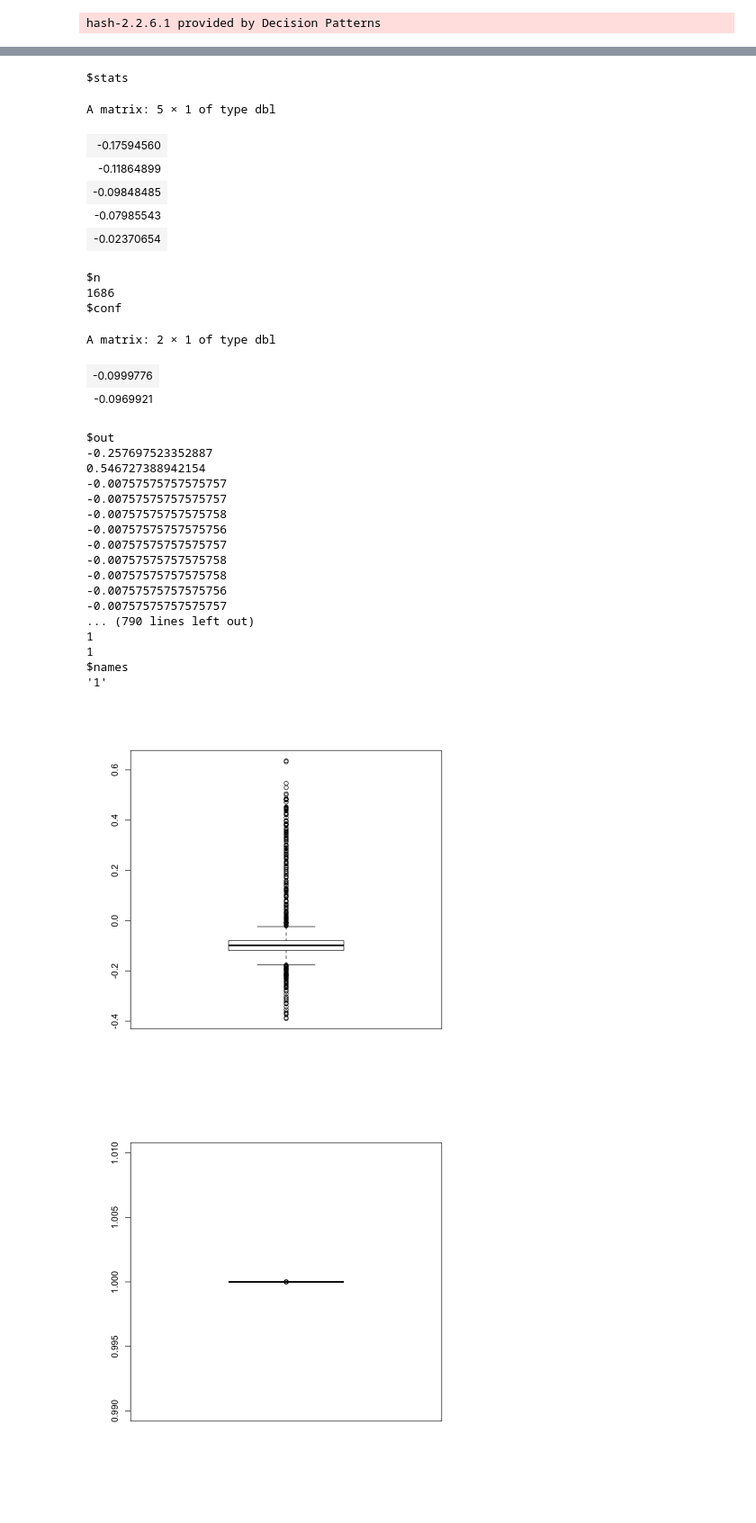
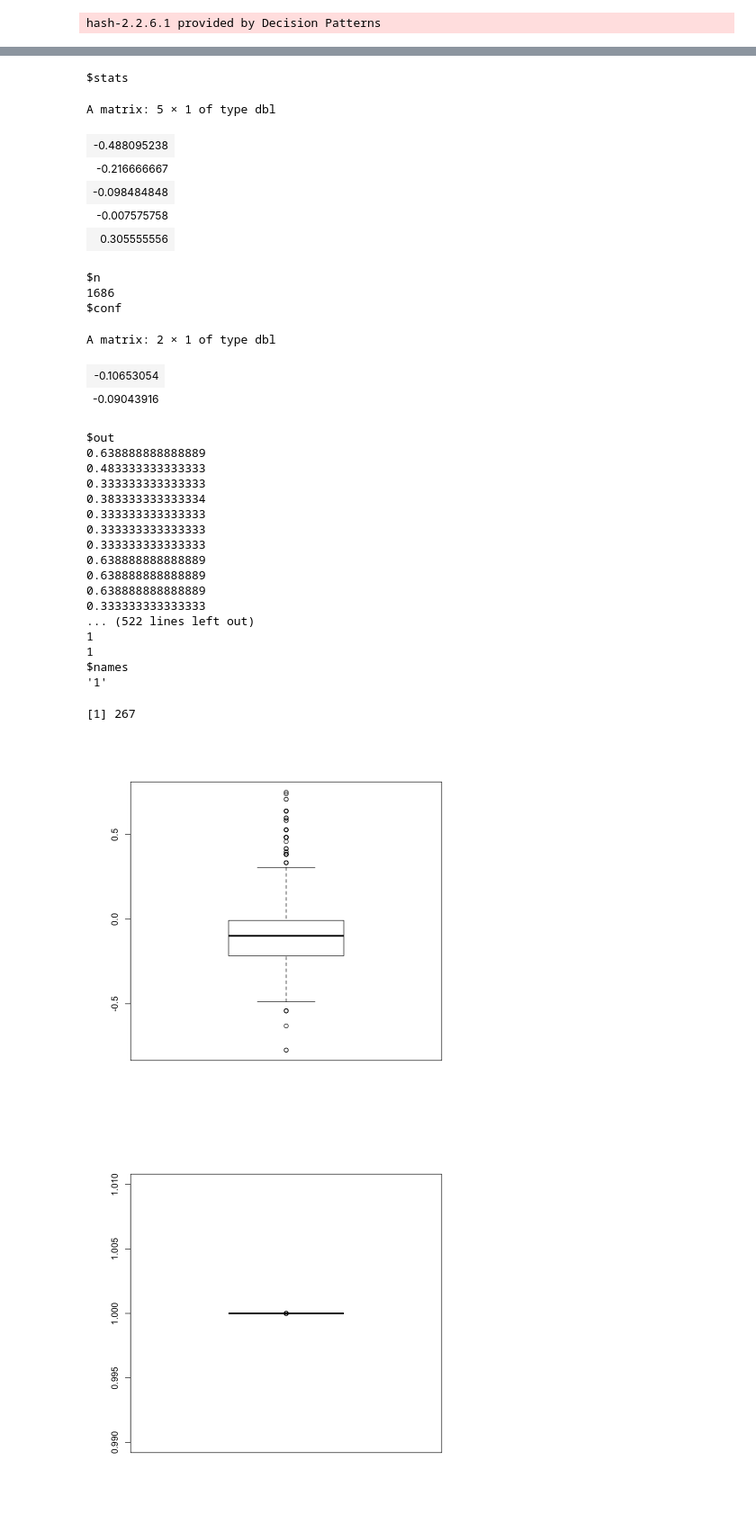
Before and after one commit to kmdupr33/kmdupr33.github.io, a Jupyter notebook: post/are-source-file-diffs-serially-correlated/Are Code Diffs Serially Correlated.ipynb, the cells around one changed output, grey strips where cells are left out. Shown: that part at 90% size. Saved outputs shown, nothing was run; the diff lists cells and outputs as text; code cells hidden in the pictures.

```diff
--- a/post/are-source-file-diffs-serially-correlated/Are Code Diffs Serially Correlated.ipynb
+++ b/post/are-source-file-diffs-serially-correlated/Are Code Diffs Serially Correlated.ipynb
@@ -5,7 +5,7 @@ library(rlist)
 # %% [output]
 hash-2.2.6.1 provided by Decision Patterns
 # %%
-changes <- read.table('./react.txt', header=TRUE)
+changes <- read.table('./react binary diff.txt', header=TRUE)
 changes$Total.Diff <- changes$Lines.Added + changes$Lines.Deleted
 changes
 # %% [output]
@@ -114,6 +114,6 @@ for (k in keys(files_to_time_series)) {
 acf_matrix <- t(array(unlist(auto_correlations), dim=c(2, length(auto_correlations))))
 month_lag <- apply(acf_matrix, c(2), boxplot)[[2]]
 month_lag
-# length(month_lag$out)
+length(month_lag$out)
 # %% [output]
 <hash> containing 1686 key-value pair(s).
@@ -136,35 +136,36 @@ month_lag
 [figure]
 $stats
 A matrix: 5 × 1 of type dbl
-| -0.17594560 |
-| -0.11864899 |
-| -0.09848485 |
-| -0.07985543 |
-| -0.02370654 |
+| -0.488095238 |
+| -0.216666667 |
+| -0.098484848 |
+| -0.007575758 |
+| 0.305555556 |
 $n
 1686
 $conf
 A matrix: 2 × 1 of type dbl
-| -0.0999776 |
-| -0.0969921 |
+| -0.10653054 |
+| -0.09043916 |
 $out
--0.257697523352887
-0.546727388942154
--0.00757575757575757
--0.00757575757575757
--0.00757575757575758
--0.00757575757575756
--0.00757575757575757
--0.00757575757575758
--0.00757575757575758
--0.00757575757575756
--0.00757575757575757
-... (790 lines left out)
+0.638888888888889
+0.483333333333333
+0.333333333333333
+0.383333333333334
+0.333333333333333
+0.333333333333333
+0.333333333333333
+0.638888888888889
+0.638888888888889
+0.638888888888889
+0.333333333333333
+... (522 lines left out)
 1
 1
 $names
 '1'
+[1] 267
-[figure, old version]
+[figure, new version]
 # %%
 files_to_quarterly_time_series <- hash()
 for (k in keys(files_to_time_series)) {
```
Also changed, not shown: parts of 2 cells of this notebook, 2 other files.
